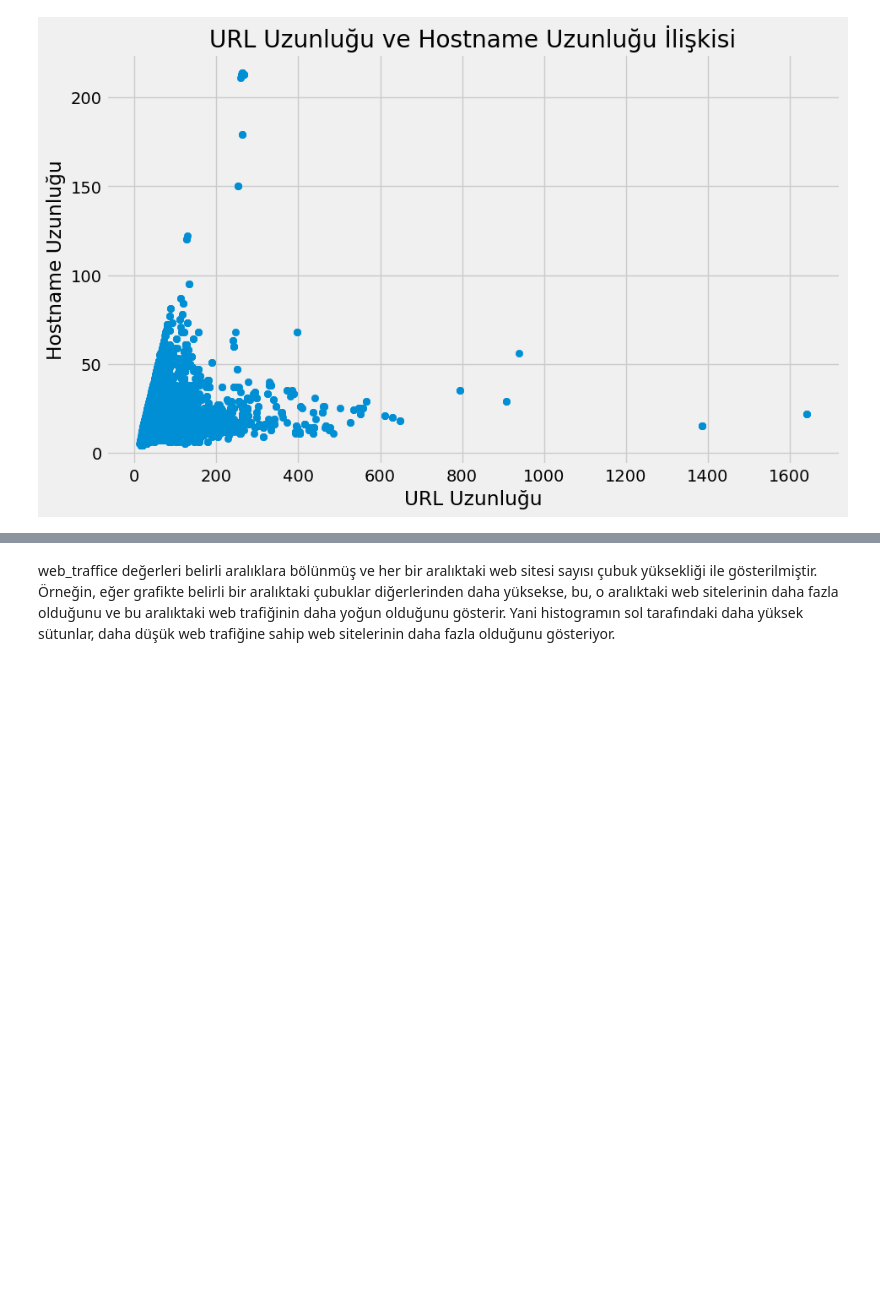
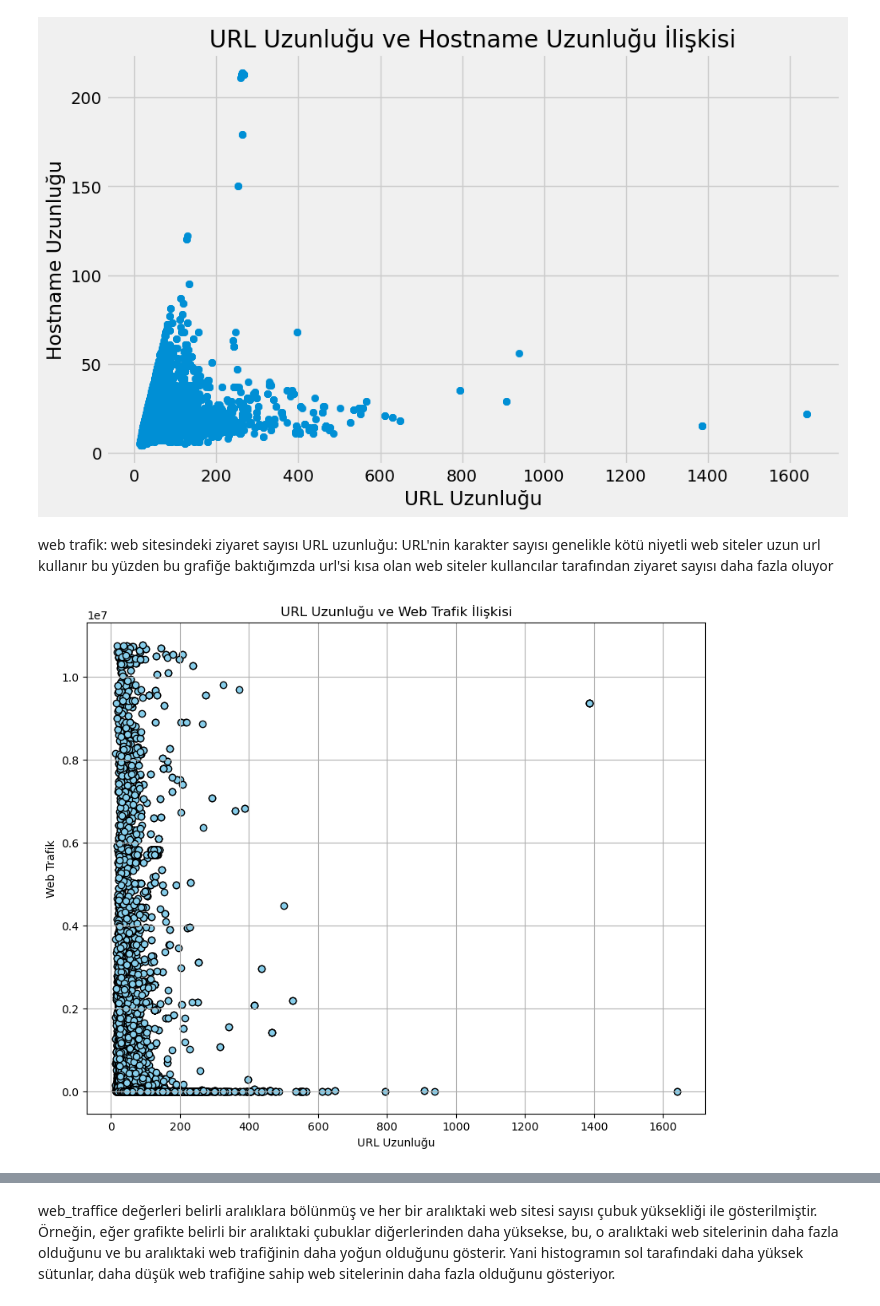
Before and after one commit to Phishbust/datanalysisandmodeling, a Jupyter notebook: data.ipynb, the cells around one changed output, grey strips where cells are left out. Saved outputs shown, nothing was run; the diff lists cells and outputs as text; code cells hidden in the pictures; blank space fills up the shorter version.

```diff
--- a/data.ipynb
+++ b/data.ipynb
@@ -173,3 +187,17 @@ plt.grid(True)
 plt.show()
 # %% [output]
 [figure]
+# %% [markdown]
+web trafik: web sitesindeki ziyaret sayısı
+URL uzunluğu: URL'nin karakter sayısı
+genelikle kötü niyetli web siteler uzun url kullanır bu yüzden bu grafiğe baktığımzda url'si kısa olan web siteler kullancılar tarafından ziyaret sayısı daha fazla oluyor
+# %%
+plt.figure(figsize=(10,8))
+plt.scatter(df['url_length'],df['web_traffic'],color='skyblue',edgecolor='black')
+plt.title('URL Uzunluğu ve Web Trafik İlişkisi')
+plt.xlabel('URL Uzunluğu')
+plt.ylabel('Web Trafik')
+plt.grid(True)
+plt.show()
+# %% [output]
+[figure, added]
```
Also changed, not shown: parts of 12 cells of this notebook.
